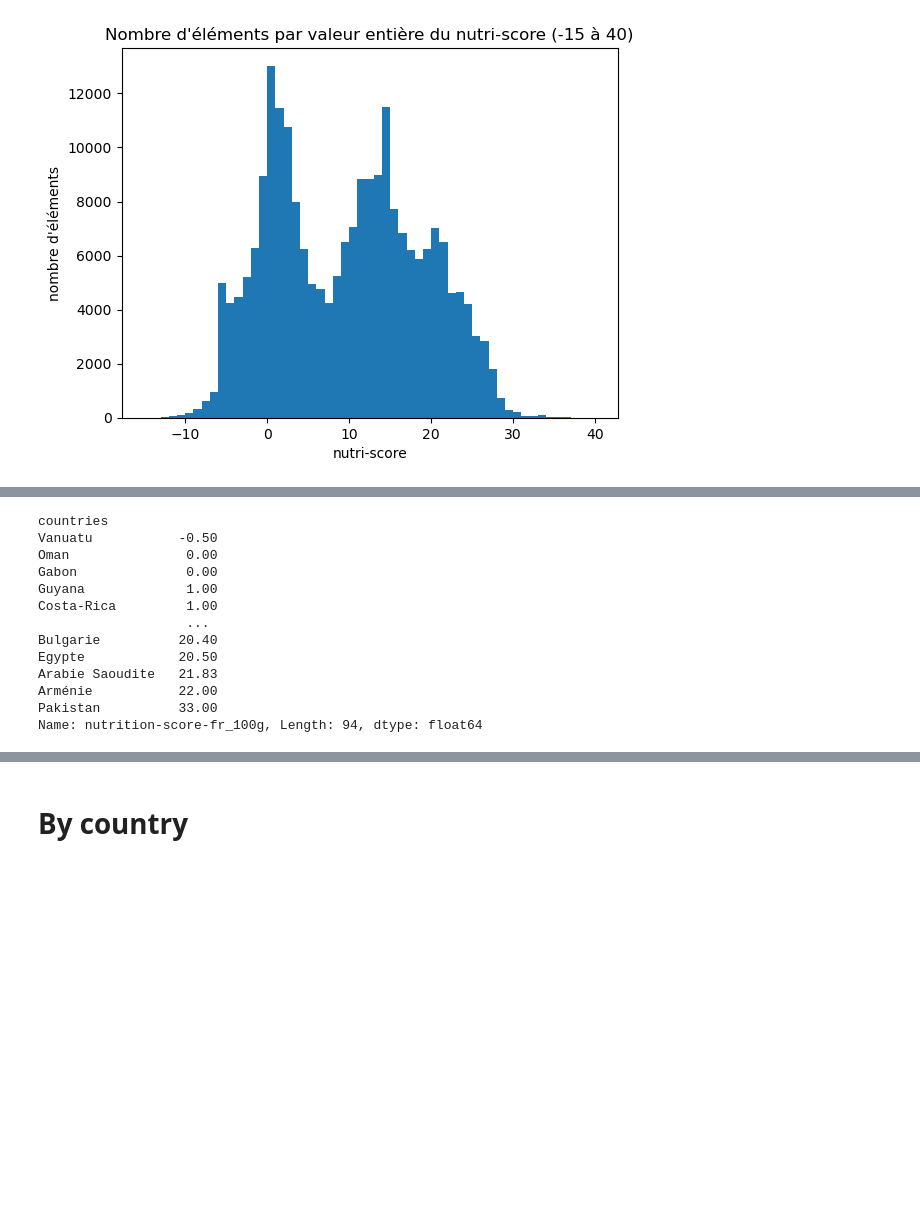
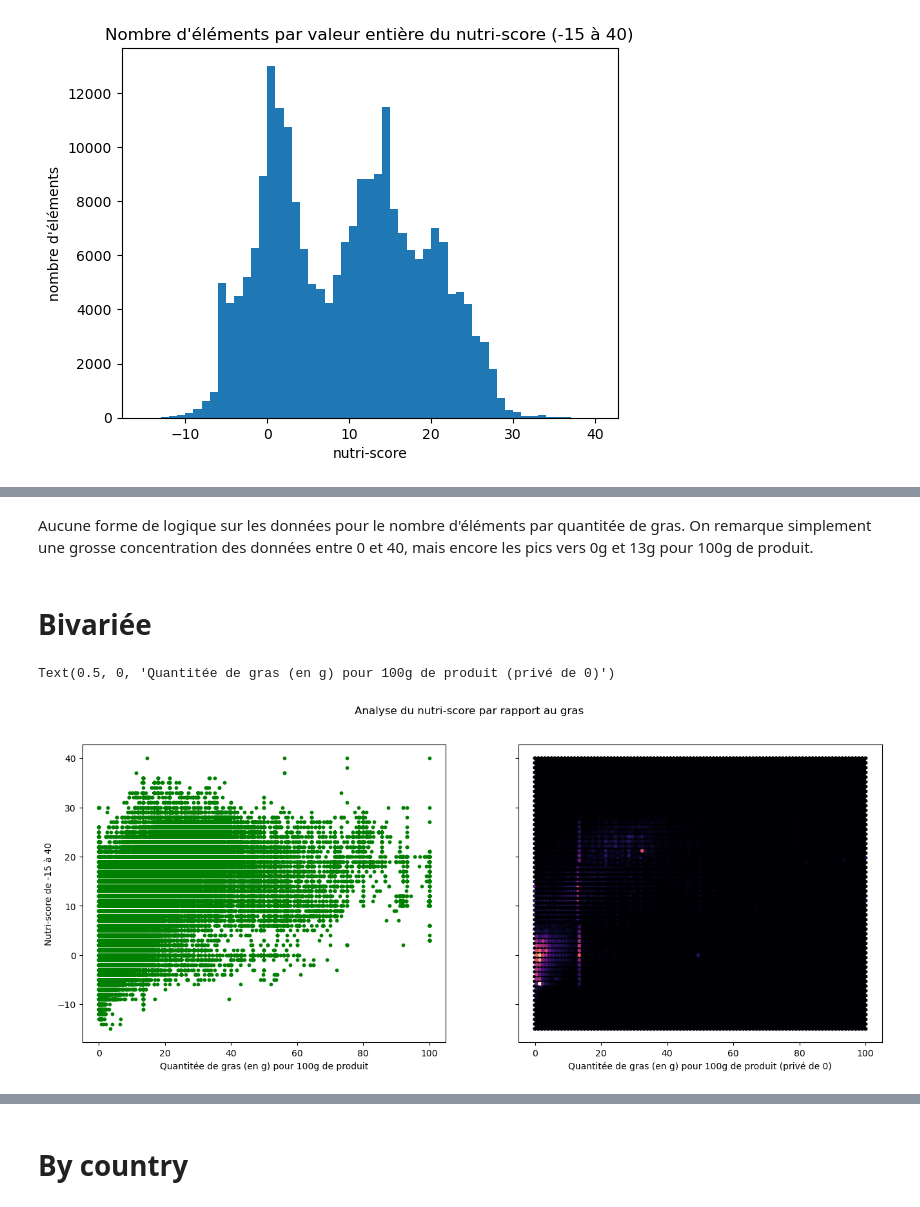
Before and after one commit to AlanBlanchet/SantePubliqueFrance, a Jupyter notebook: analyse.ipynb, the cells around one changed output, grey strips where cells are left out. Saved outputs shown, nothing was run; the diff lists cells and outputs as text; code cells hidden in the pictures; blank space fills up the shorter version.

```diff
--- a/analyse.ipynb
+++ b/analyse.ipynb
@@ -88,17 +113,25 @@ xMax
-# %%
-nutrition_by_country = data.groupby("countries")["nutrition-score-fr_100g"].mean().sort_values()
-nutrition_by_country
-# %% [output]
-countries
-Vanuatu           -0.50
-Oman               0.00
-Gabon              0.00
-Guyana             1.00
-Costa-Rica         1.00
-                   ...
-Bulgarie          20.40
-Egypte            20.50
-Arabie Saoudite   21.83
-Arménie           22.00
-Pakistan          33.00
-Name: nutrition-score-fr_100g, Length: 94, dtype: float64
+# %% [markdown]
+Aucune forme de logique sur les données pour le nombre d'éléments par quantitée de gras. On remarque simplement une grosse concentration des données entre 0 et 40, mais encore les pics vers 0g et 13g pour 100g de produit.
+# %% [markdown]
+# Bivariée
+# %%
+
+xLabel = "Quantitée de gras (en g) pour 100g de produit"
+yLabel = "Nutri-score de -15 à 40"
+
+fig, (ax1, ax2) = plt.subplots(1, 2, figsize=(16,6), sharey=True)
+
+fig.suptitle("Analyse du nutri-score par rapport aux gras")
+
+# On exclu 0 car les beaucoup d'éléments ont 0
+ax1.scatter(x=data["fat_100g"], y=data["nutri_score_int"], c="g", s=10)
+ax1.set_xlabel(xLabel)
+ax1.set_ylabel(yLabel)
+
+without_fat_0 = data.loc[data["fat_100g"].ne(0)]
+
+ax2.hexbin(x=without_fat_0["fat_100g"], y=without_fat_0["nutri_score_int"], cmap="magma")
+ax2.set_xlabel(f"{xLabel} (privé de 0)")
+# %% [output]
+Text(0.5, 0, 'Quantitée de gras (en g) pour 100g de produit (privé de 0)')
+[figure, added]
```
Also changed, not shown: parts of 20 cells of this notebook, 4 other files.
